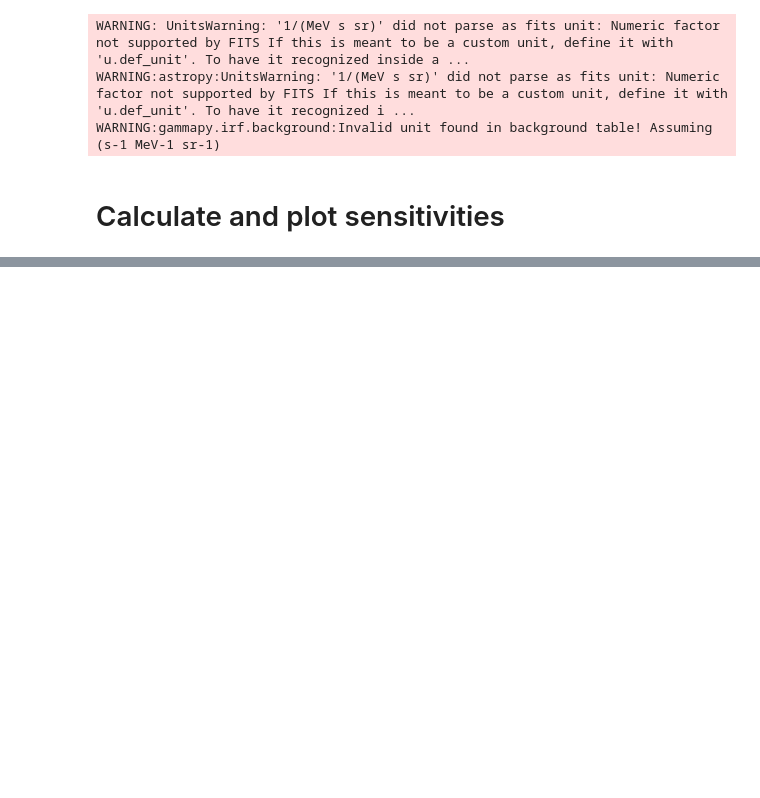
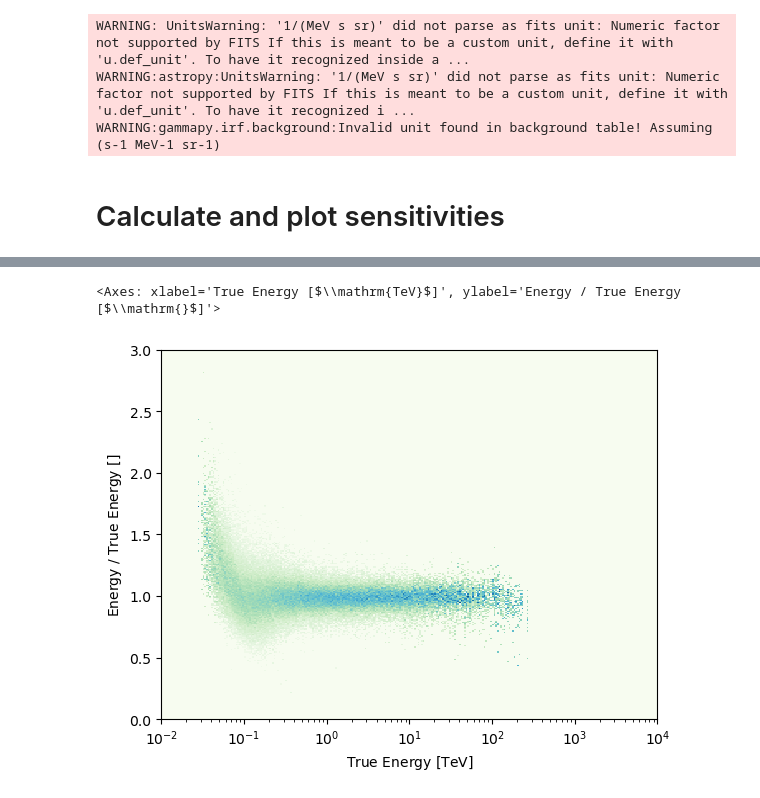
Before and after one commit to Tobychev/GammapySensitivity, a Jupyter notebook: SensitivityFromIRF.ipynb, the cells around one changed output, grey strips where cells are left out. Saved outputs shown, nothing was run; the diff lists cells and outputs as text; code cells hidden in the pictures; blank space fills up the shorter version.

```diff
--- a/SensitivityFromIRF.ipynb
+++ b/SensitivityFromIRF.ipynb
@@ -155,0 +156,6 @@ WARNING:root:Table column name energy will be deprecated by e_ref since v1.2
+# %%
+edisp = irf_tab_p5["edisp"]
+edisp.plot_bias()
+# %% [output]
+<Axes: xlabel='True Energy [$\\mathrm{TeV}$]', ylabel='Energy / True Energy [$\\mathrm{}$]'>
+[figure, added]
```
Also changed, not shown: parts of 2 cells of this notebook.
